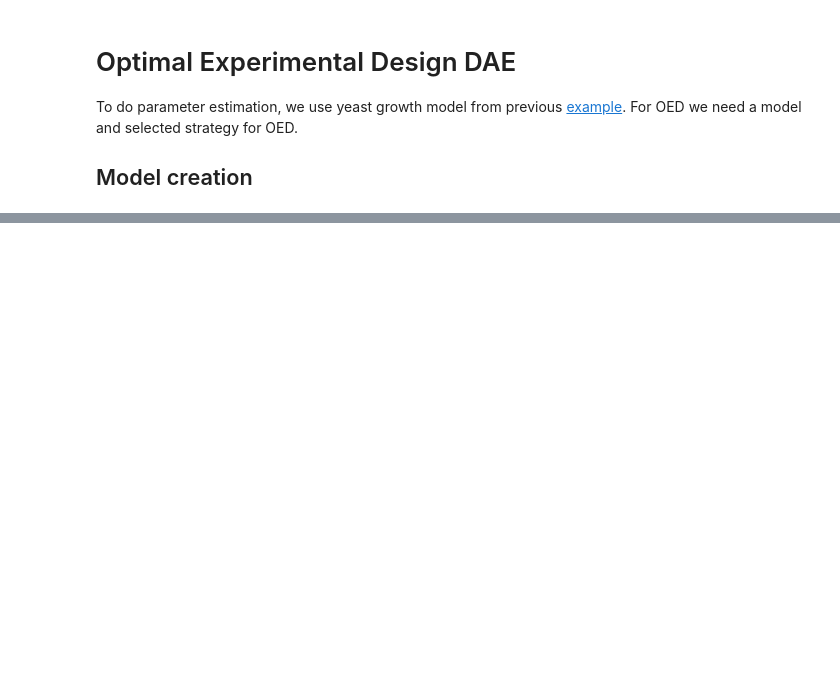
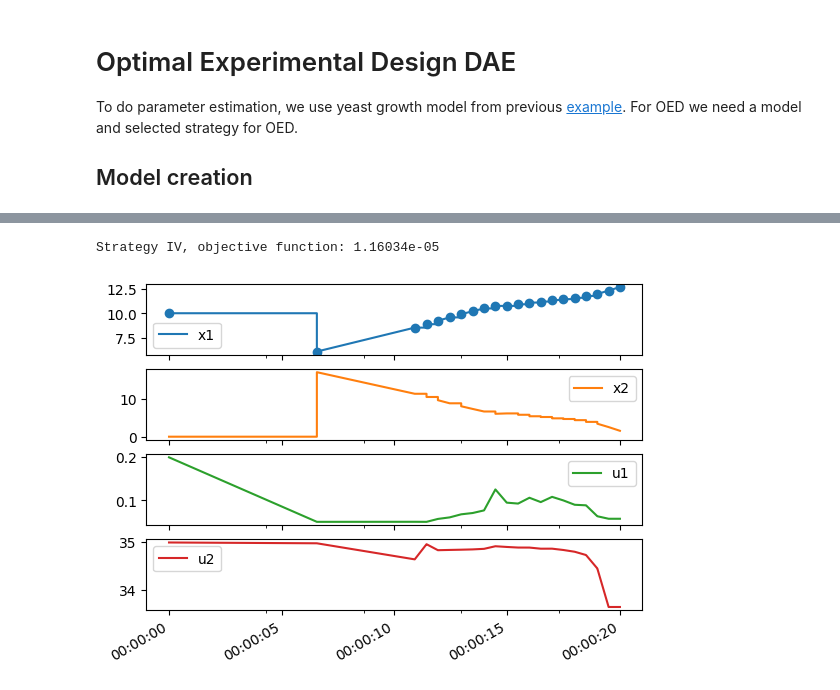
Before and after one commit to kozachynskyi/mopeds, a Jupyter notebook: docs/Optimal Experimental Design DAE.ipynb, the cells around one changed output, grey strips where cells are left out. Cells and saved outputs as stored; diff of their text form; code cells hidden in the pictures; blank space fills up the shorter version.

```diff
--- a/docs/Optimal Experimental Design DAE.ipynb
+++ b/docs/Optimal Experimental Design DAE.ipynb
@@ -97,0 +171,31 @@ plt.show()
+# %%
+oed_settings = mopeds.AdaptiveSampling()
+oed_settings.max_time_experiment = 20
+oed_settings.num_control_switches = 1
+oed_settings.num_sampling_times = 20
+oed_settings.min_sampling_delay = 0.5
+
+variable_list, m = create_model()
+
+variable_list["x1"].fixed = False
+variable_list["u1"].fixed = False
+variable_list["u1"].ignore_plotting = False
+variable_list["u2"].fixed = False
+variable_list["u2"].ignore_plotting = False
+
+variable_list["theta1"].fixed = False
+
+oed = mopeds.OptimalExperimentalDesign(m, [variable_list], settings=oed_settings)
+oed.solver_settings["ipopt"]["max_iter"] = 40
+oed.solver_settings["ipopt"]["print_level"] = 0
+oed.solver_settings["print_time"] = False
+res_oed = oed.optimize()
+print(f"Strategy IV, objective function: {res_oed["f"]}")
+
+res_sim_oed = oed.generate_experimental_data(res_oed["x_dict"])
+axis = res_sim_oed.plot(show=False)
+axis[0].scatter(x=res_sim_oed["x1"].time_absolute, y=res_sim_oed["x1"].value)
+plt.show()
+# %% [output]
+Strategy IV, objective function: 1.16034e-05
+[figure, added]
```
Also changed, not shown: parts of 11 cells of this notebook.
